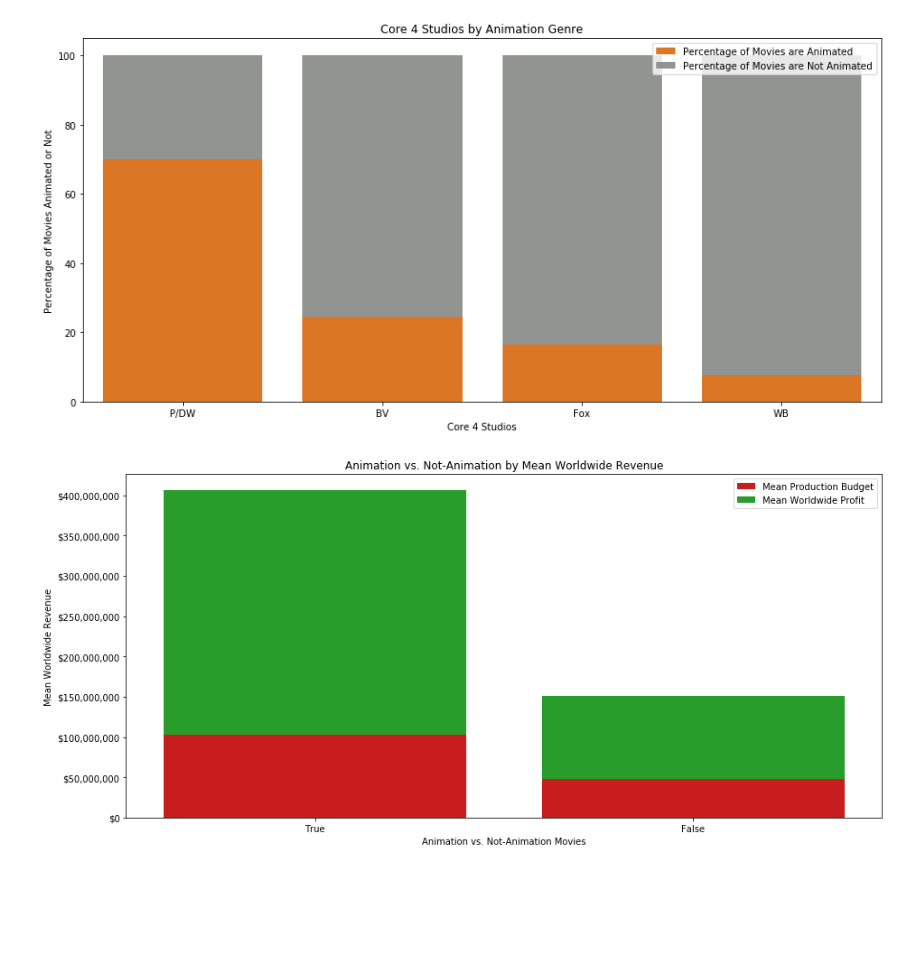
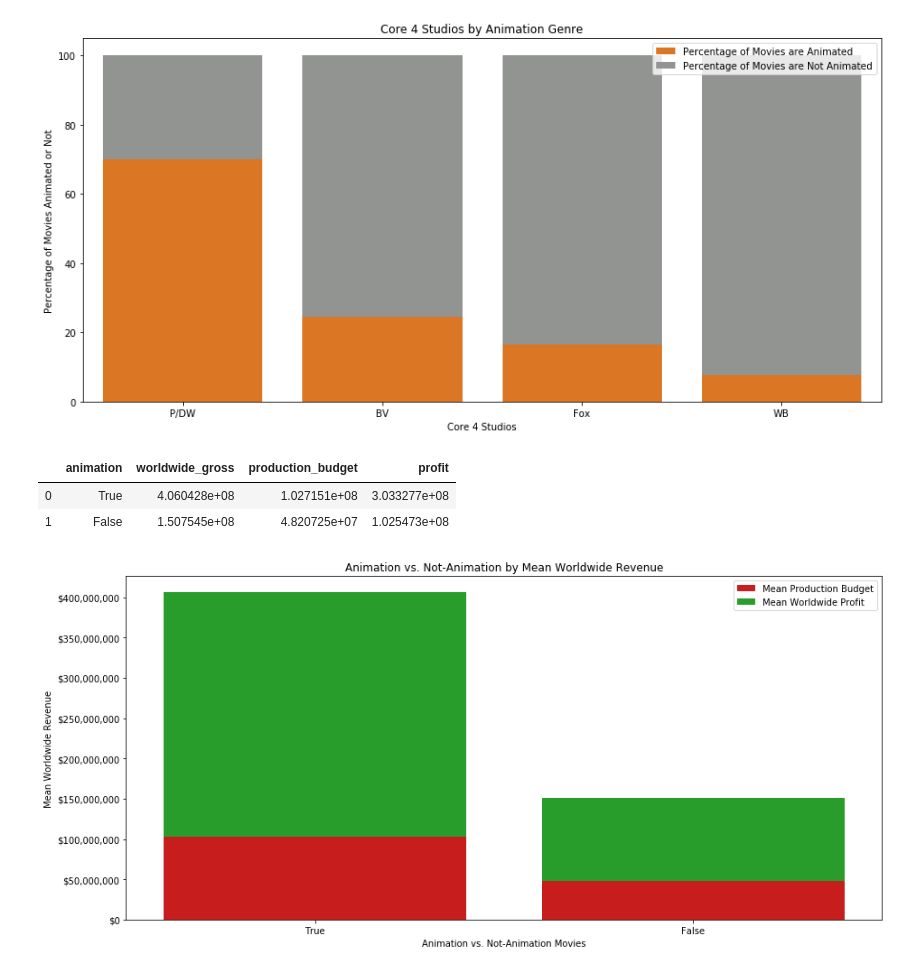
Before and after one commit to maxtingle11/Microsoft-Studios-Market-Analysis, a Jupyter notebook: Data Visualization.ipynb, the cells around one changed output. Saved outputs shown, nothing was run; the diff lists cells and outputs as text; code cells hidden in the pictures; blank space fills up the shorter version.

```diff
--- a/Data Visualization.ipynb
+++ b/Data Visualization.ipynb
@@ -437,4 +437,10 @@ df_anime_graph.reset_index(inplace=True)
 # False and True weren't being properly handled by the plotting function as booleans
 # False budget and True profit were combined and vice versa
 df_anime_graph.animation = df_anime_graph.animation.astype(str)
+# %%
+df_anime_graph
+# %% [output]
+|  | animation | worldwide_gross | production_budget | profit |
+| 0 | True | 4.060428e+08 | 1.027151e+08 | 3.033277e+08 |
+| 1 | False | 1.507545e+08 | 4.820725e+07 | 1.025473e+08 |
 # %%
```
Also changed, not shown: parts of 2 cells of this notebook.
